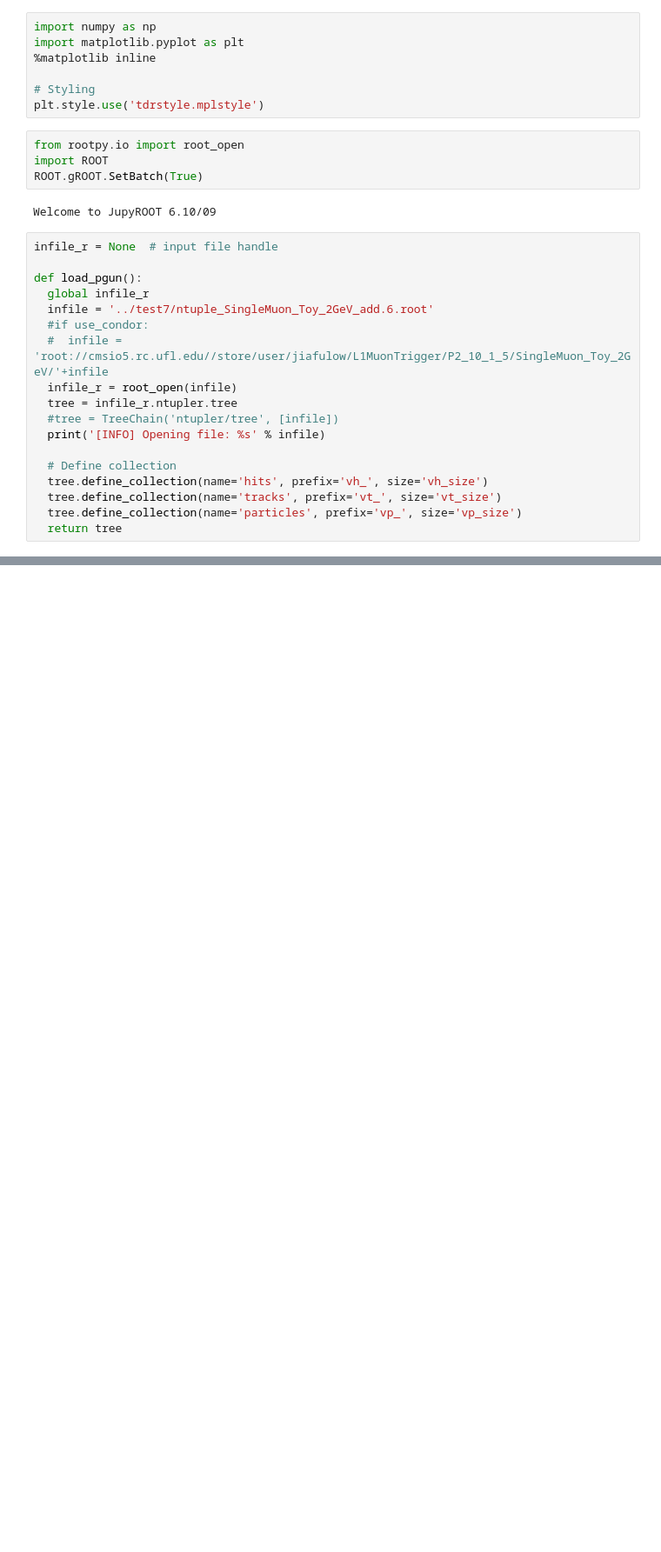
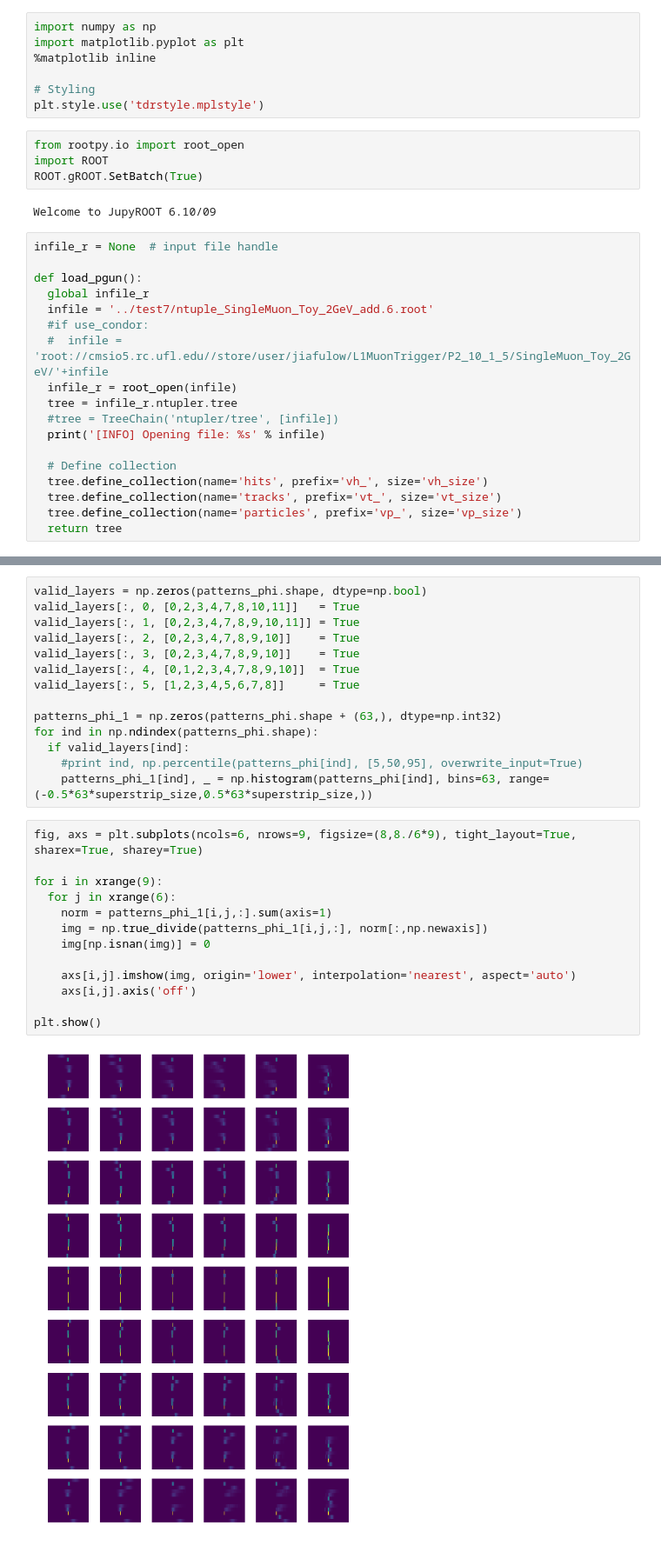
Before and after one commit to srosenzweig09/L1TMuonSimulationsMar2017, a Jupyter notebook: Analyzers/test4/make_patterns.ipynb, the cells around one changed output, grey strips where cells are left out. Shown at 87% size. Saved outputs shown, nothing was run; the diff lists cells and outputs as text; blank space fills up the shorter version.

```diff
--- a/Analyzers/test4/make_patterns.ipynb
+++ b/Analyzers/test4/make_patterns.ipynb
@@ -585,0 +583,29 @@ print X.shape
+# %%
+valid_layers = np.zeros(patterns_phi.shape, dtype=np.bool)
+valid_layers[:, 0, [0,2,3,4,7,8,10,11]]   = True
+valid_layers[:, 1, [0,2,3,4,7,8,9,10,11]] = True
+valid_layers[:, 2, [0,2,3,4,7,8,9,10]]    = True
+valid_layers[:, 3, [0,2,3,4,7,8,9,10]]    = True
+valid_layers[:, 4, [0,1,2,3,4,7,8,9,10]]  = True
+valid_layers[:, 5, [1,2,3,4,5,6,7,8]]     = True
+
+patterns_phi_1 = np.zeros(patterns_phi.shape + (63,), dtype=np.int32)
+for ind in np.ndindex(patterns_phi.shape):
+  if valid_layers[ind]:
+    #print ind, np.percentile(patterns_phi[ind], [5,50,95], overwrite_input=True)
+    patterns_phi_1[ind], _ = np.histogram(patterns_phi[ind], bins=63, range=(-0.5*63*superstrip_size,0.5*63*superstrip_size,))
+# %%
+fig, axs = plt.subplots(ncols=6, nrows=9, figsize=(8,8./6*9), tight_layout=True, sharex=True, sharey=True)
+
+for i in xrange(9):
+  for j in xrange(6):
+    norm = patterns_phi_1[i,j,:].sum(axis=1)
+    img = np.true_divide(patterns_phi_1[i,j,:], norm[:,np.newaxis])
+    img[np.isnan(img)] = 0
+
+    axs[i,j].imshow(img, origin='lower', interpolation='nearest', aspect='auto')
+    axs[i,j].axis('off')
+
+plt.show()
+# %% [output]
+[figure, added]
```
Also changed, not shown: parts of 30 cells of this notebook.
